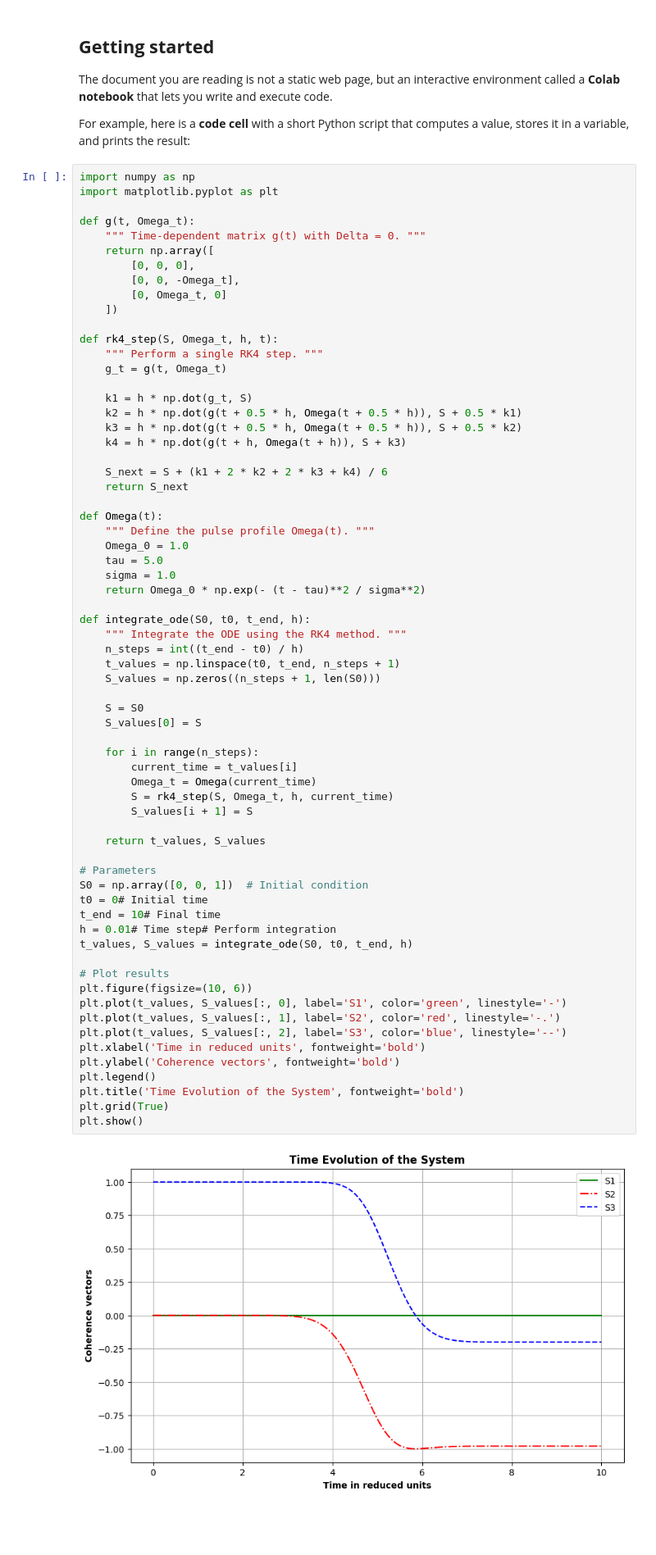
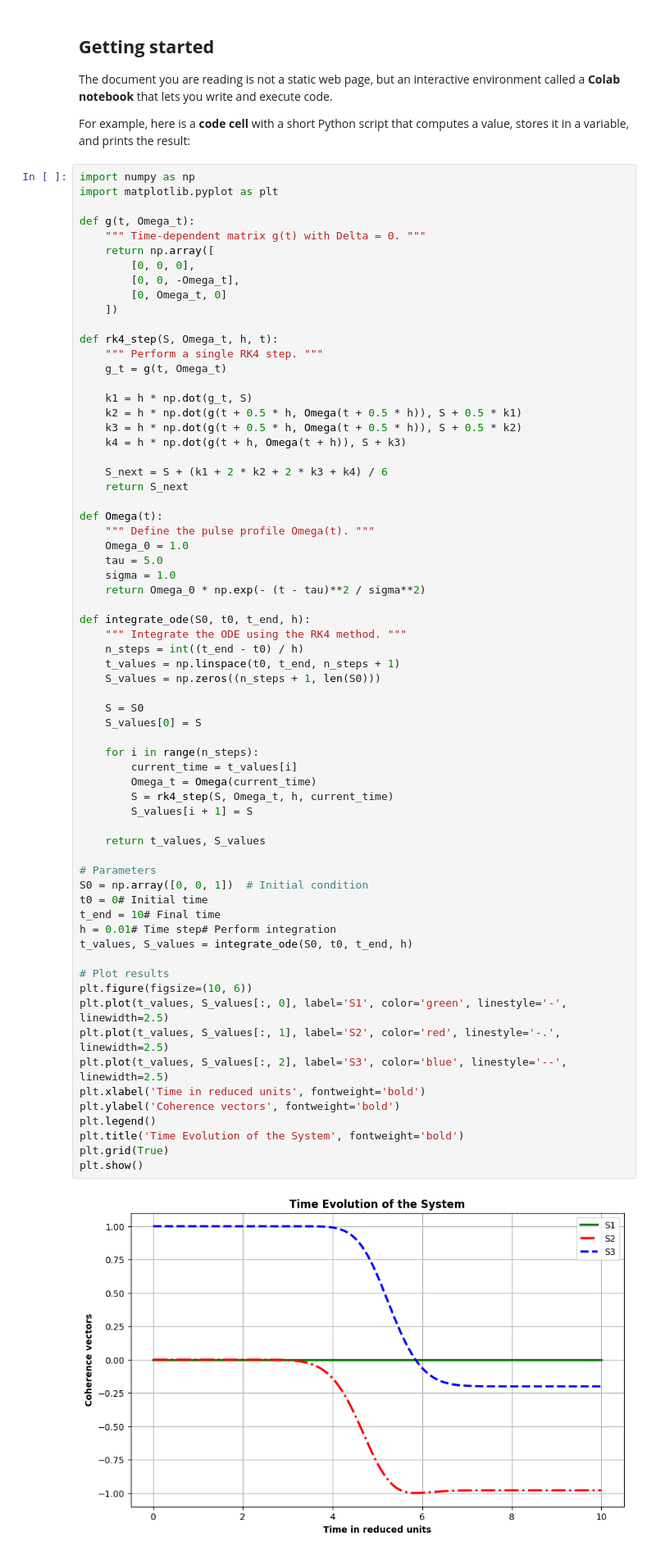
Before and after one commit to Daweet/2015, a Jupyter notebook: Welcome_To_Colab.ipynb, the cells around one changed output. Shown at 82% size. Cells and saved outputs as stored; diff of their text form; blank space fills up the shorter version.

```diff
--- a/Welcome_To_Colab.ipynb
+++ b/Welcome_To_Colab.ipynb
@@ -46,37 +46,37 @@ def integrate_ode(S0, t0, t_end, h):
     t_values = np.linspace(t0, t_end, n_steps + 1)
     S_values = np.zeros((n_steps + 1, len(S0)))
 
     S = S0
     S_values[0] = S
 
     for i in range(n_steps):
         current_time = t_values[i]
         Omega_t = Omega(current_time)
         S = rk4_step(S, Omega_t, h, current_time)
         S_values[i + 1] = S
 
     return t_values, S_values
 
 # Parameters
 S0 = np.array([0, 0, 1])  # Initial condition
 t0 = 0# Initial time
 t_end = 10# Final time
 h = 0.01# Time step# Perform integration
 t_values, S_values = integrate_ode(S0, t0, t_end, h)
 
 # Plot results
 plt.figure(figsize=(10, 6))
-plt.plot(t_values, S_values[:, 0], label='S1', color='green', linestyle='-')
-plt.plot(t_values, S_values[:, 1], label='S2', color='red', linestyle='-.')
-plt.plot(t_values, S_values[:, 2], label='S3', color='blue', linestyle='--')
+plt.plot(t_values, S_values[:, 0], label='S1', color='green', linestyle='-', linewidth=2.5)
+plt.plot(t_values, S_values[:, 1], label='S2', color='red', linestyle='-.', linewidth=2.5)
+plt.plot(t_values, S_values[:, 2], label='S3', color='blue', linestyle='--', linewidth=2.5)
 plt.xlabel('Time in reduced units', fontweight='bold')
 plt.ylabel('Coherence vectors', fontweight='bold')
 plt.legend()
 plt.title('Time Evolution of the System', fontweight='bold')
 plt.grid(True)
 plt.show()
 # %% [output]
-[figure, old version]
+[figure, new version]
 # %%
 
 import numpy as np
```
Also changed, not shown: parts of 6 cells of this notebook.
